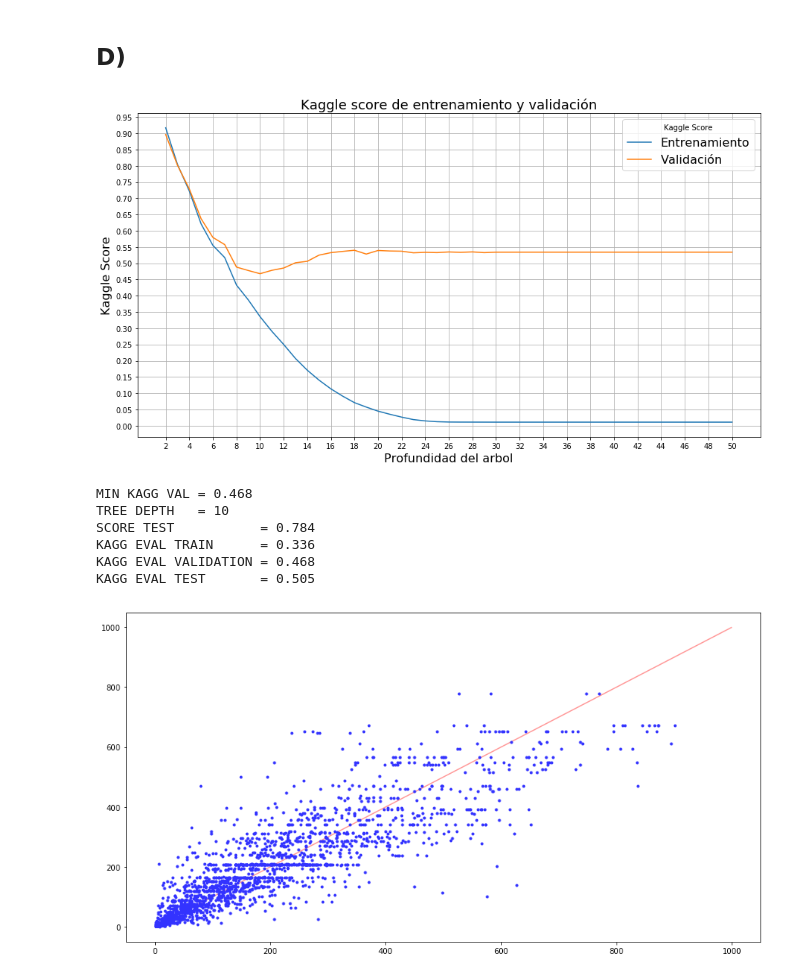
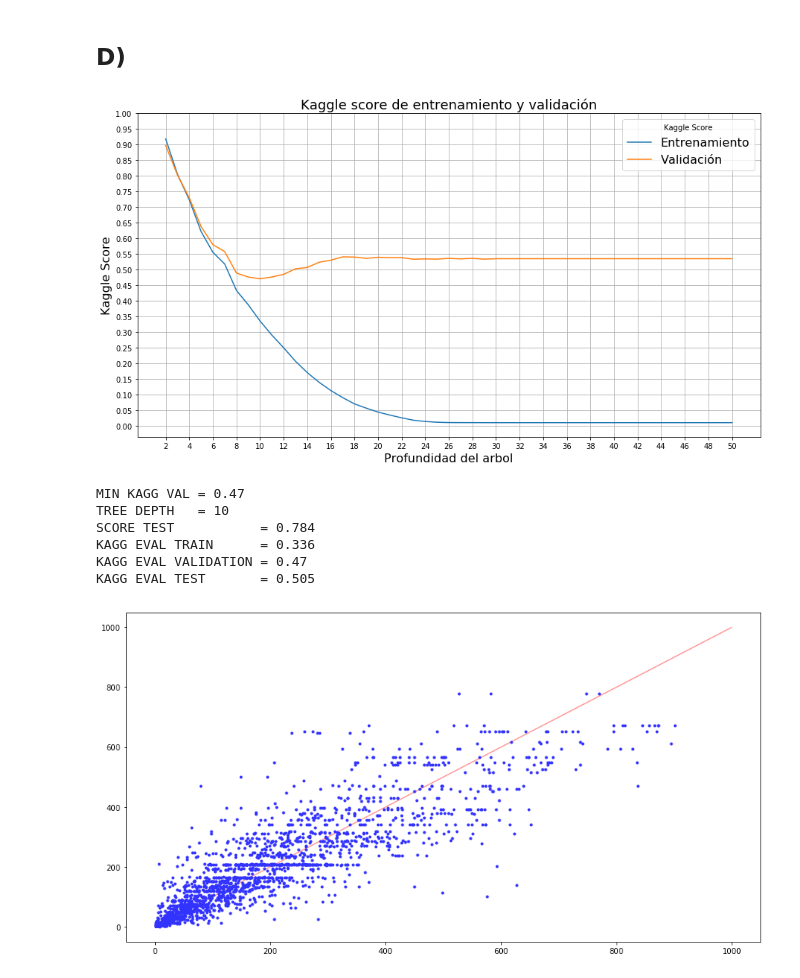
Before and after one commit to JavierL1/Tarea3-INF393, a Jupyter notebook: Untitled.ipynb, the cells around one changed output. Drawn from its saved outputs; the diff is of its cells as text; code cells hidden in the pictures.

```diff
--- a/Untitled.ipynb
+++ b/Untitled.ipynb
@@ -531,8 +546,8 @@ def opt_tree_depth(xtrain, ytrain, xval, yval, m_depth=50):
         model.fit(xtrain, ytrain)
         Y_pred_train = model.predict(xtrain)
         Y_pred_val = model.predict(xval)
-        kagg_train = eval_bikemodel(Y_pred_train, ytrain)
-        kagg_val = eval_bikemodel(Y_pred_val, yval)
+        kagg_train = eval_bikemodel(Y_pred_train, ytrain, "train")
+        kagg_val = eval_bikemodel(Y_pred_val, yval, "val")
         kagg_train_list.append(kagg_train)
         kagg_val_list.append(kagg_val)
 
@@ -543,7 +558,7 @@ def opt_tree_depth(xtrain, ytrain, xval, yval, m_depth=50):
     plt.xlabel("Profundidad del arbol", fontsize=16)
     plt.grid(True)
     plt.xticks(range(2,m_depth+1,2))
-    plt.yticks(np.arange(0,1,0.05))
+    plt.yticks(np.arange(0,1.05,0.05))
     plt.title('Kaggle score de entrenamiento y validación', fontsize=18)
     plt.legend(fontsize=16, title='Kaggle Score')
     plt.show()
@@ -586,43 +601,35 @@ KAGG EVAL TEST       = 0.517
 # %% [markdown]
 ## D)
 # %%
+
+# Extraccion de informacion acerca del dia
 df2['cday'] = pd.to_datetime(df2['datetime']).dt.dayofweek #0:lunes,6:domingo
 df2['cday'] = pd.to_numeric(df2['cday'])
 
-df_scaled=df2.loc[:,['count', 'season', 'holiday', 'workingday', 'weather', 'temp', 'atemp', 'humidity',
-                     'windspeed', 'hour', 'cday']]
+Xdf=df2.loc[:,['season', 'holiday','workingday', 'temp', 'atemp', 'weather','humidity', 'windspeed', 'hour',
+               'cday']]
 
-Ydf=df_scaled.loc[:,'count']
-Xdf=df_scaled.loc[:,['season', 'holiday', 'workingday', 'weather', 'temp', 'atemp', 'humidity', 'windspeed',
-               'hour', 'cday']]
-
-
+Ydf=df2.loc[:,'count']
 
 X_train = Xdf[0:ntrain2].values
 X_val = Xdf[ntrain2:nval2].values
 X_test = Xdf[nval2:].values
 Y_train = Ydf[0:ntrain2].values
 Y_val = Ydf[ntrain2:nval2].values
 Y_test = Ydf[nval2:].values
 
-std = StandardScaler()
-std.fit(X_train)
-X_train = std.transform(X_train)
-X_val = std.transform(X_val)
-X_test = std.transform(X_test)
-
 opt_depth = opt_tree_depth(X_train, Y_train, X_val, Y_val)
 
 model = Tree(random_state=0, max_depth=opt_depth)
 model.fit(X_train,Y_train)
 
 model_score_and_plot(model, X_train, Y_train, X_val, Y_val, X_test, Y_test)
 # %% [output]
-[figure, old version]
+[figure, new version]
-MIN KAGG VAL = 0.468
+MIN KAGG VAL = 0.47
 TREE DEPTH   = 10
 SCORE TEST           = 0.784
 KAGG EVAL TRAIN      = 0.336
-KAGG EVAL VALIDATION = 0.468
+KAGG EVAL VALIDATION = 0.47
 KAGG EVAL TEST       = 0.505
 [figure]
```
Also changed, not shown: parts of 17 cells of this notebook.
